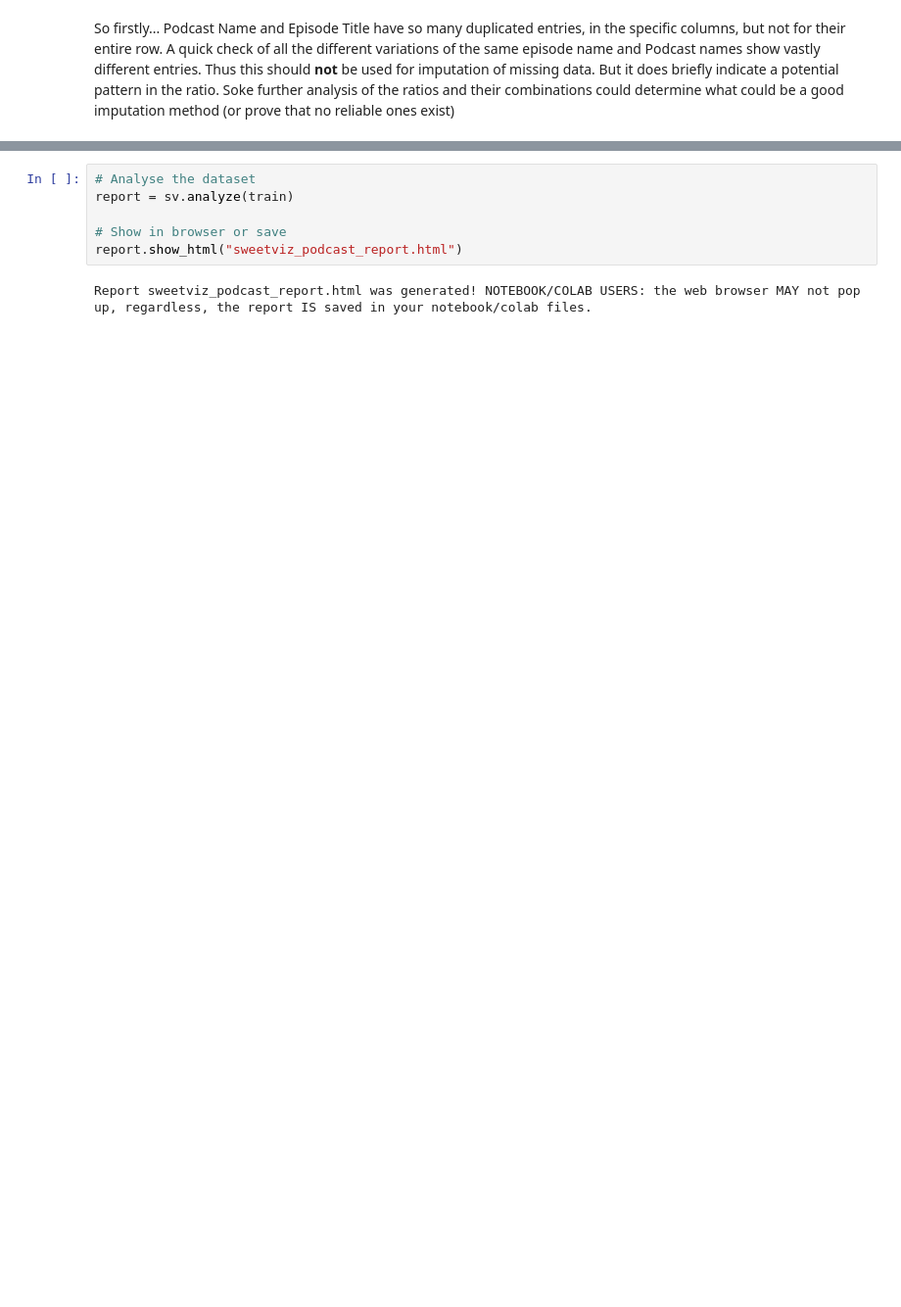
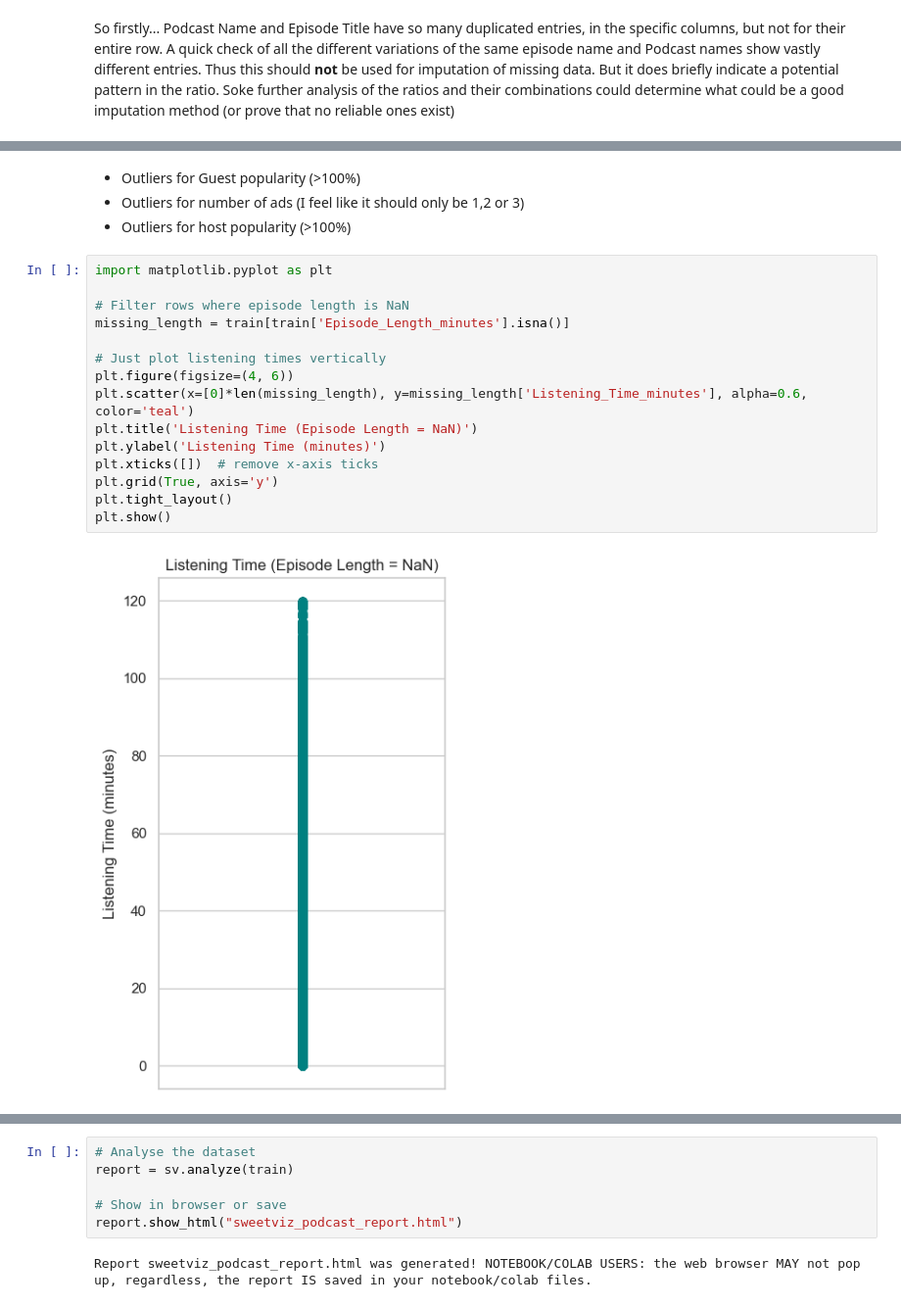
Before and after one commit to WillCatt/Projects, a Jupyter notebook: Kaggle/Playground/Podcast Prediction/Podcast_Prediction.ipynb, the cells around one changed output, grey strips where cells are left out. Shown at 98% size. Drawn from its saved outputs; the diff is of its cells as text; blank space fills up the shorter version.

```diff
--- a/Kaggle/Playground/Podcast Prediction/Podcast_Prediction.ipynb
+++ b/Kaggle/Playground/Podcast Prediction/Podcast_Prediction.ipynb
@@ -207,0 +225,21 @@ plt.show()
+# %% [markdown]
+- Outliers for Guest popularity (>100%)
+- Outliers for number of ads (I feel like it should only be 1,2 or 3)
+- Outliers for host popularity (>100%)
+# %%
+import matplotlib.pyplot as plt
+
+# Filter rows where episode length is NaN
+missing_length = train[train['Episode_Length_minutes'].isna()]
+
+# Just plot listening times vertically
+plt.figure(figsize=(4, 6))
+plt.scatter(x=[0]*len(missing_length), y=missing_length['Listening_Time_minutes'], alpha=0.6, color='teal')
+plt.title('Listening Time (Episode Length = NaN)')
+plt.ylabel('Listening Time (minutes)')
+plt.xticks([])  # remove x-axis ticks
+plt.grid(True, axis='y')
+plt.tight_layout()
+plt.show()
+# %% [output]
+[figure, added]
```
Also changed, not shown: parts of 11 cells of this notebook, 2 other files.
